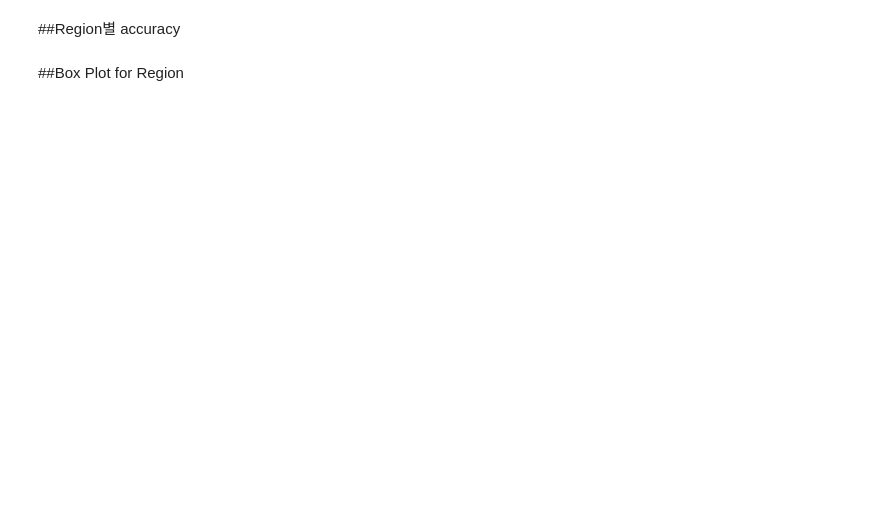
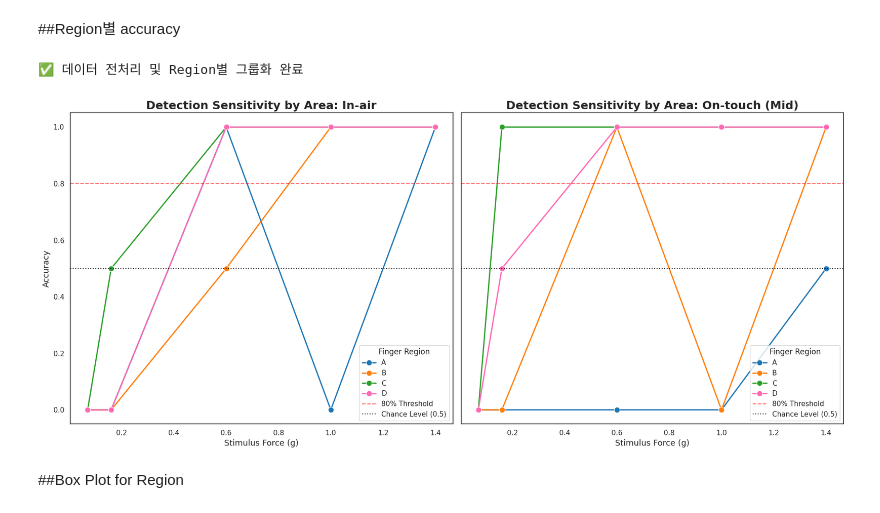
Before and after one commit to kyungeunvoyage/NailFoldExp, a Jupyter notebook: Analysis/DataAnalysis_2.ipynb, the cells around one changed output. Saved outputs shown, nothing was run; the diff lists cells and outputs as text; code cells hidden in the pictures; blank space fills up the shorter version.

```diff
--- a/Analysis/DataAnalysis_2.ipynb
+++ b/Analysis/DataAnalysis_2.ipynb
@@ -269,7 +269,7 @@ plt.show()
 ##Region별 accuracy
 # %%
 # 1. 파일 리스트 (본인의 CSV 파일명으로 수정)
-file_names = ['P1_AbsoluteThresholdDetection']
+file_names = ['P1_AbsoluteThresholdDetection.csv']
 df_list = []
 
 for f in file_names:
@@ -281,52 +281,56 @@ for f in file_names:
 
 # 2. 데이터 통합 및 클리닝
 df = pd.concat(df_list, ignore_index=True)
-df['Condition'] = df['Condition'].replace('Active', 'On-touch')
-df = df[df['Area'].isin(['A', 'B', 'C'])]
+#df['Condition'] = df['Condition'].replace('In-air', 'On-touch (Mid)')
+df = df[df['Area'].isin(['A', 'B', 'C','D'])]
 # '0.07g' 문자열에서 숫자만 추출
-df['Force_Val'] = df['Force'].str.extract('(\d+\.?\d*)').astype(float)
+df['Force_Val'] = df['Force'].str.extract(r'(\d+\.?\d*)').astype(float)
 
 # 3. 구역별/강도별 정답률 계산 (Dilution 방지 핵심)
 region_acc = df.groupby(['Condition', 'Area', 'Force_Val'])['IsCorrect'].mean().reset_index()
 
 print("✅ 데이터 전처리 및 Region별 그룹화 완료")
+# %% [output]
+✅ 데이터 전처리 및 Region별 그룹화 완료
 # %%
 # In-air와 On-touch를 비교하기 위한 1x2 서브플롯
 fig, axes = plt.subplots(1, 2, figsize=(18, 8), sharey=True)
 
-conditions = ['In-air', 'On-touch']
-# 구역별 색상 고정 (A: 청색, B: 황색, C: 녹색)
-colors = {"A": "#1f77b4", "B": "#ff7f0e", "C": "#2ca02c"}
+conditions = ['In-air', 'On-touch (Mid)']
+# 구역별 색상 고정 (A: 청색, B: 황색, C: 녹색, D:핑크)
+colors = {"A": "#1f77b4", "B": "#ff7f0e", "C": "#2ca02c", "D": "#FF69B4"}
 
 for i, cond in enumerate(conditions):
     cond_data = region_acc[region_acc['Condition'] == cond]
 
     # Area별로 선을 따로 그림
     sns.lineplot(
         ax=axes[i],
         data=cond_data,
         x='Force_Val',
         y='IsCorrect',
         hue='Area',
-        hue_order=['A', 'B', 'C'],
+        hue_order=['A', 'B', 'C','D'],
         palette=colors,
         marker='o',
-        linewidth=3,
+        linewidth=2,
         markersize=9
     )
 
     # 기준선 추가 (80% 역치 및 50% 찍기 수준)
     axes[i].axhline(0.8, color='red', linestyle='--', alpha=0.6, label='80% Threshold')
     axes[i].axhline(0.5, color='black', linestyle=':', alpha=0.8, label='Chance Level (0.5)')
 
     axes[i].set_title(f'Detection Sensitivity by Area: {cond}', fontsize=18, fontweight='bold')
     axes[i].set_xlabel('Stimulus Force (g)', fontsize=13)
     axes[i].set_ylabel('Accuracy', fontsize=13)
     axes[i].set_ylim(-0.05, 1.05)
     axes[i].legend(title="Finger Region", fontsize=11)
 
 plt.tight_layout()
 plt.show()
+# %% [output]
+[figure, added]
 # %% [markdown]
 ##Box Plot for Region
 # %%
```
Also changed, not shown: parts of 10 cells of this notebook.
